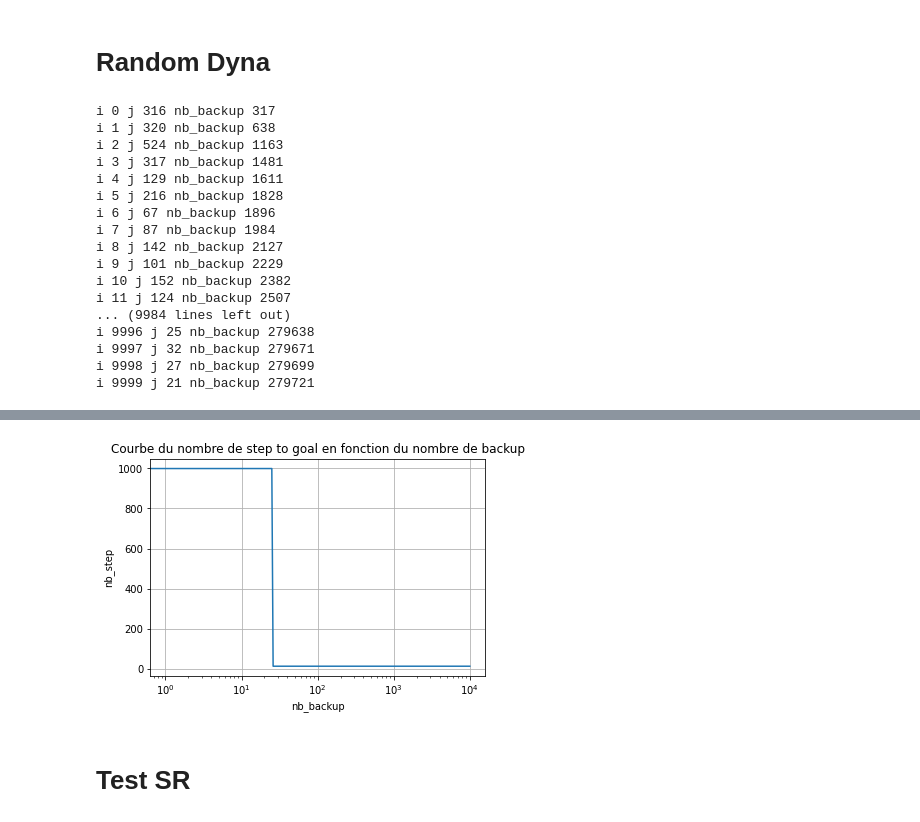
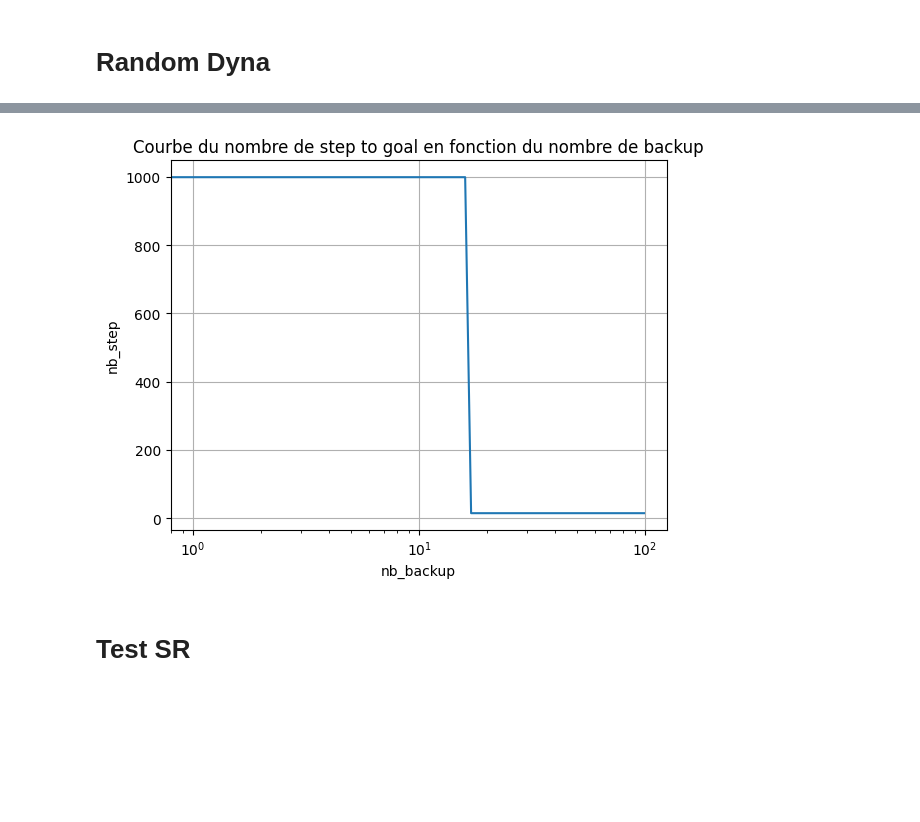
Before and after one commit to Meriadoc-gitgit/PRMA, a Jupyter notebook: src/test.ipynb, the cells around one changed output, grey strips where cells are left out. Saved outputs shown, nothing was run; the diff lists cells and outputs as text; code cells hidden in the pictures; blank space fills up the shorter version.

```diff
--- a/src/test.ipynb
+++ b/src/test.ipynb
@@ -97,14 +80,13 @@ plt.show()
 # %% [markdown]
 # Random Dyna
 # %%
-RDyna = RandomDyna(env_9x6, alpha, delta, epsilon, max_step, render = False, episode= 10000)
+RDyna = RandomDyna(env_9x6, alpha, delta, epsilon, max_step, render = True, episode= 100)
 RDyna.execute()
 
 data = pd.read_csv("executionInformation.csv")
 
 nb_steps = data["nb_step"]
 nb_steps = np.array(nb_steps)
-#nb_steps = nb_steps[np.argsort(nb_steps)[::-1]]
 plt.plot(nb_steps)
 
 plt.title('Courbe du nombre de step to goal en fonction du nombre de backup')
@@ -114,20 +96,3 @@ plt.xscale('log')
 plt.grid(True)
 plt.show()
 # %% [output]
-i 0 j 316 nb_backup 317
-i 1 j 320 nb_backup 638
-i 2 j 524 nb_backup 1163
-i 3 j 317 nb_backup 1481
-i 4 j 129 nb_backup 1611
-i 5 j 216 nb_backup 1828
-i 6 j 67 nb_backup 1896
-i 7 j 87 nb_backup 1984
-i 8 j 142 nb_backup 2127
-i 9 j 101 nb_backup 2229
-i 10 j 152 nb_backup 2382
-i 11 j 124 nb_backup 2507
-... (9984 lines left out)
-i 9996 j 25 nb_backup 279638
-i 9997 j 32 nb_backup 279671
-i 9998 j 27 nb_backup 279699
-i 9999 j 21 nb_backup 279721
@@ -134,4 +100,4 @@ i 9999 j 21 nb_backup 279721
-[figure, old version]
+[figure, new version]
 # %% [markdown]
 # Test SR
 # %%
```
Also changed, not shown: parts of 8 cells of this notebook, 4 other files.
